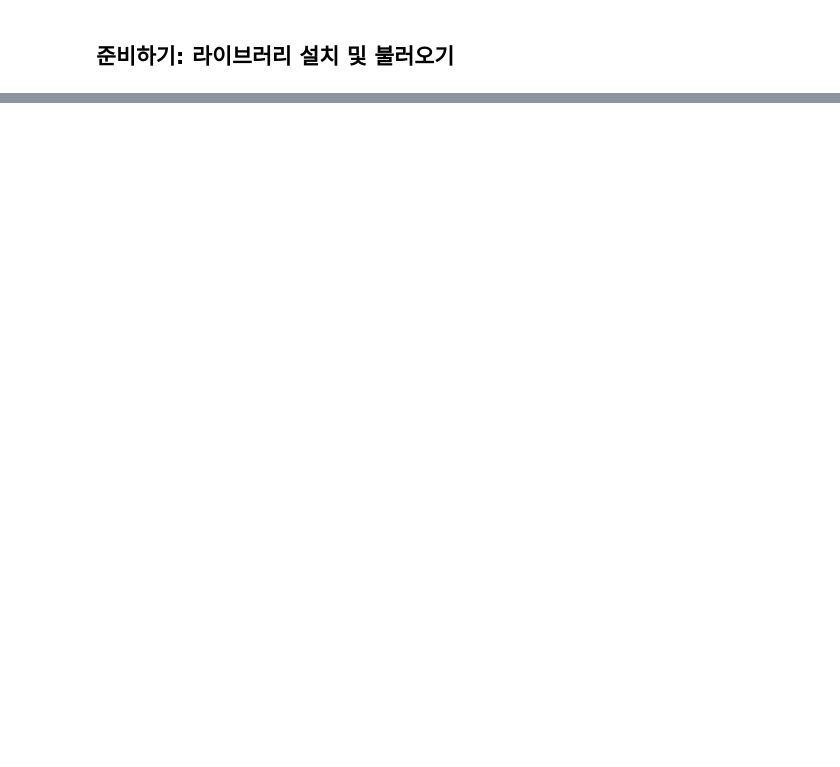
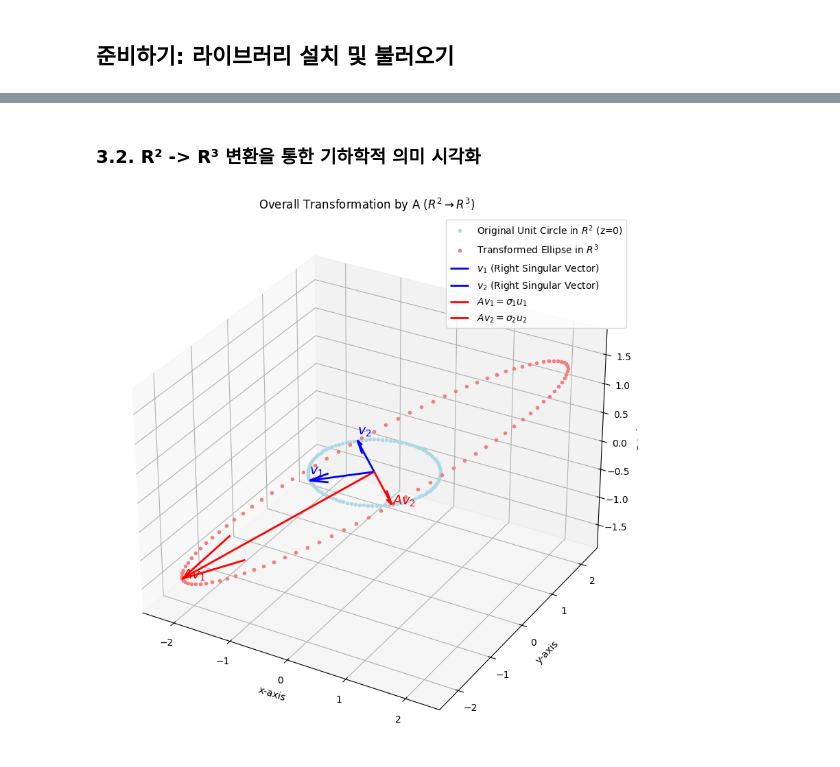
Before and after one commit to jonggul2/linear-algebra-practice, a Jupyter notebook: linear_algebra_practice_day3.ipynb, the cells around one changed output, grey strips where cells are left out. Saved outputs shown, nothing was run; the diff lists cells and outputs as text; code cells hidden in the pictures; blank space fills up the shorter version.

```diff
--- a/linear_algebra_practice_day3.ipynb
+++ b/linear_algebra_practice_day3.ipynb
@@ -396,0 +638,62 @@ else:
+# %% [markdown]
+### 3.2. R² -> R³ 변환을 통한 기하학적 의미 시각화
+# %%
+# 시각화를 위한 3D 플롯 준비
+from mpl_toolkits.mplot3d import Axes3D
+
+# R²의 단위 원 데이터 생성
+t = np.linspace(0, 2 * np.pi, 100)
+circle_points_2d = np.vstack([np.cos(t), np.sin(t)])
+
+# 행렬 A에 의한 변환 결과 (R³ 공간의 타원)
+transformed_points_3d = A @ circle_points_2d
+
+# R²의 표준 기저 벡터 (e1, e2)
+e1_2d = np.array([[1], [0]])
+e2_2d = np.array([[0], [1]])
+
+# 기저 벡터의 변환 결과 (Ae1, Ae2)
+Ae1_3d = A @ e1_2d
+Ae2_3d = A @ e2_2d
+
+# R²의 우측 특이벡터 (v1, v2)
+v1 = V[:, 0]
+v2 = V[:, 1]
+
+# 우측 특이벡터의 변환 결과 (Av1=σ₁u₁, Av2=σ₂u₂)
+Av1_3d = A @ v1
+Av2_3d = A @ v2
+
+# 3D 시각화
+fig = plt.figure(figsize=(10, 10))
+ax = fig.add_subplot(111, projection='3d')
+
+# 원본 단위 원을 z=0 평면에 플로팅
+ax.plot(circle_points_2d[0, :], circle_points_2d[1, :], 0, 'o', c='lightblue', markersize=3, label='Original Unit Circle in $R^2$ (z=0)')
+
+# 변환된 타원을 R³에 플로팅
+ax.plot(transformed_points_3d[0, :], transformed_points_3d[1, :], transformed_points_3d[2, :], 'o', c='lightcoral', markersize=3, label='Transformed Ellipse in $R^3$')
+
+# R²의 우측 특이벡터(v1, v2)를 z=0 평면에 화살표로 시각화
+ax.quiver(0, 0, 0, v1[0], v1[1], 0, color='blue', linewidth=2, label='$v_1$ (Right Singular Vector)')
+ax.quiver(0, 0, 0, v2[0], v2[1], 0, color='blue', linewidth=2, label='$v_2$ (Right Singular Vector)')
+ax.text(v1[0], v1[1], 0.1, '$v_1$', color='blue', size=14)
+ax.text(v2[0], v2[1], 0.1, '$v_2$', color='blue', size=14)
+
+# 변환된 벡터(Av1, Av2)를 R³에 화살표로 시각화
+ax.quiver(0, 0, 0, Av1_3d[0], Av1_3d[1], Av1_3d[2], color='red', linewidth=2, label='$Av_1 = \sigma_1 u_1$')
+ax.quiver(0, 0, 0, Av2_3d[0], Av2_3d[1], Av2_3d[2], color='red', linewidth=2, label='$Av_2 = \sigma_2 u_2$')
+ax.text(Av1_3d[0], Av1_3d[1], Av1_3d[2], '$Av_1$', color='red', size=14)
+ax.text(Av2_3d[0], Av2_3d[1], Av2_3d[2], '$Av_2$', color='red', size=14)
+
+# 플롯 설정
+ax.set_title('Overall Transformation by A ($R^2 \\rightarrow R^3$)')
+ax.set_xlabel('x-axis')
+ax.set_ylabel('y-axis')
+ax.set_zlabel('z-axis')
+ax.legend()
+ax.axis('equal')
+ax.grid(True)
+plt.show()
+# %% [output]
+[figure, added]
```
Also changed, not shown: parts of 55 cells of this notebook, 2 other files.
